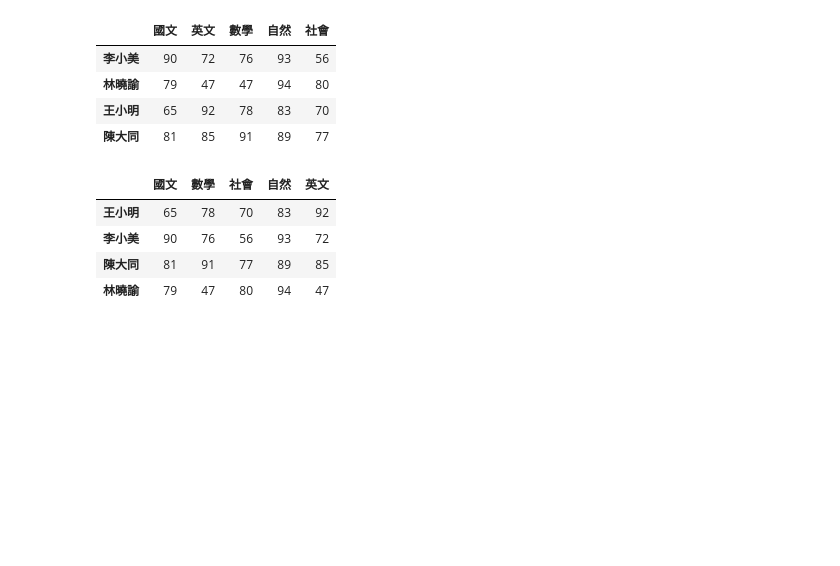
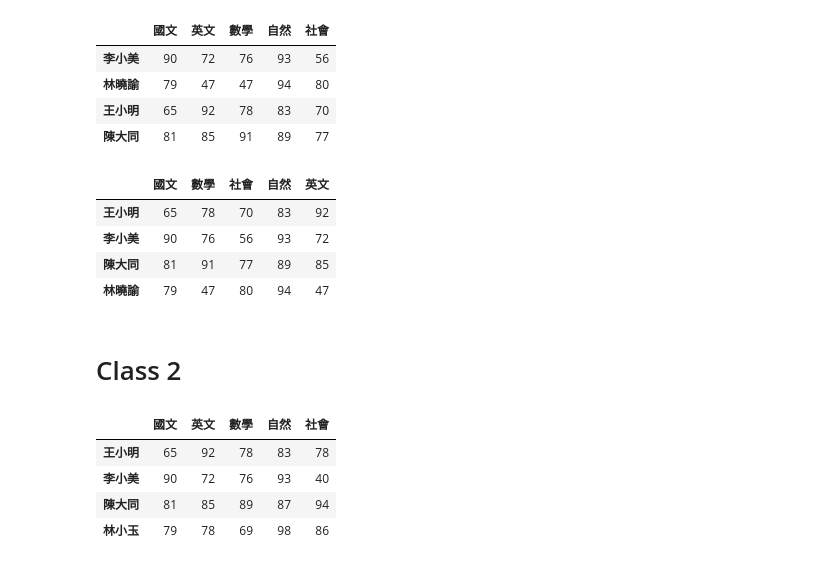
Before and after one commit to TWNateLo/AI-Courses-Codes, a Jupyter notebook: Semiconductor and AI Course/DataProcessing1.ipynb, the cells around one changed output. Drawn from its saved outputs; the diff is of its cells as text; code cells hidden in the pictures; blank space fills up the shorter version.

```diff
--- a/Semiconductor and AI Course/DataProcessing1.ipynb
+++ b/Semiconductor and AI Course/DataProcessing1.ipynb
@@ -197,3 +197,5 @@ df.sort_index(axis=1)
 | 李小美 | 90 | 76 | 56 | 93 | 72 |
 | 陳大同 | 81 | 91 | 77 | 89 | 85 |
 | 林曉諭 | 79 | 47 | 80 | 94 | 47 |
+# %% [markdown]
+# Class 2
@@ -199,0 +204,14 @@ df.sort_index(axis=1)
+# %%
+scores = {'國文': {'王小明': 65, '李小美': 90, '陳大同': 81, '林小玉': 79},
+          '英文': {'王小明': 92, '李小美': 72, '陳大同': 85, '林小玉': 78},
+          '數學': {'王小明': 78, '李小美': 76, '陳大同': 89, '林小玉': 69},
+          '自然': {'王小明': 83, '李小美': 93, '陳大同': 87, '林小玉': 98},
+          '社會': {'王小明': 78, '李小美': 40, '陳大同': 94, '林小玉': 86}}
+df = pd.DataFrame(scores)
+df
+# %% [output]
+|  | 國文 | 英文 | 數學 | 自然 | 社會 |
+| 王小明 | 65 | 92 | 78 | 83 | 78 |
+| 李小美 | 90 | 72 | 76 | 93 | 40 |
+| 陳大同 | 81 | 85 | 89 | 87 | 94 |
+| 林小玉 | 79 | 78 | 69 | 98 | 86 |
```
Also changed, not shown: parts of 19 cells of this notebook, 2 other files.
